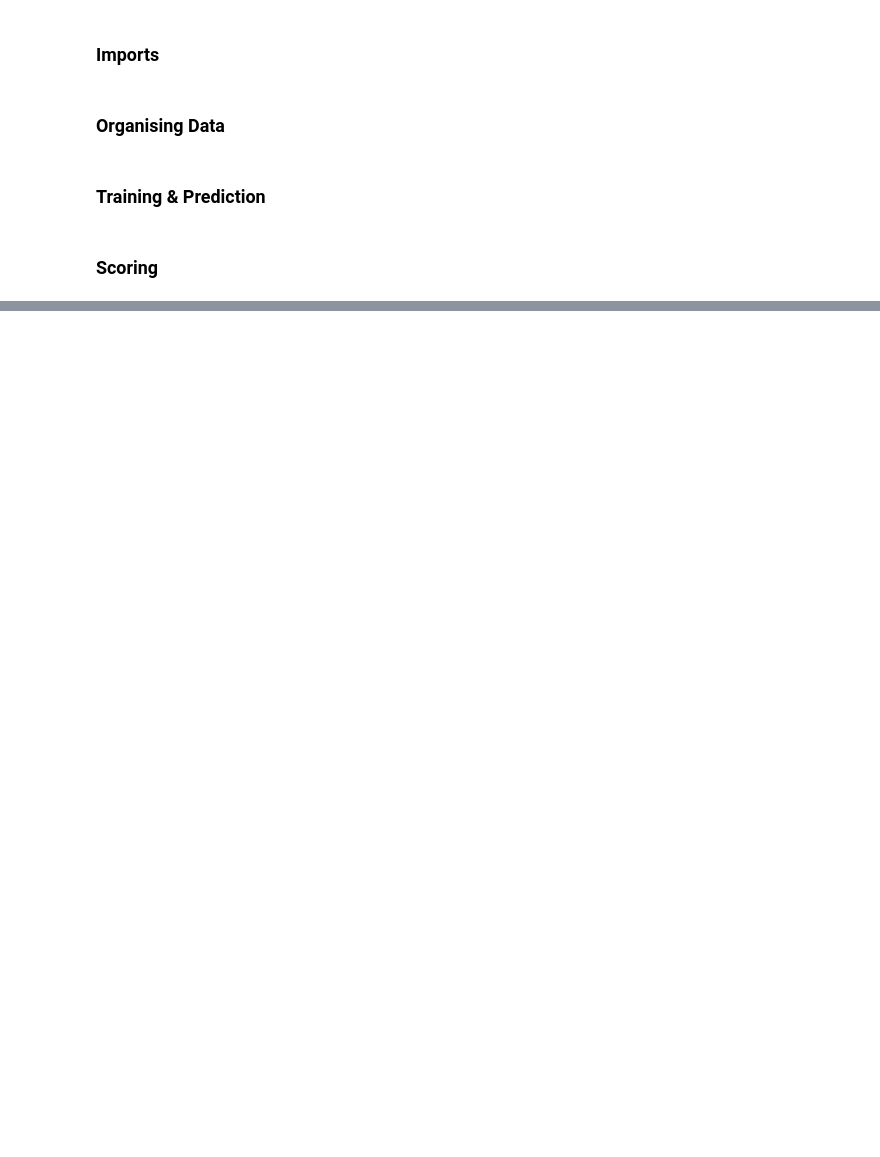
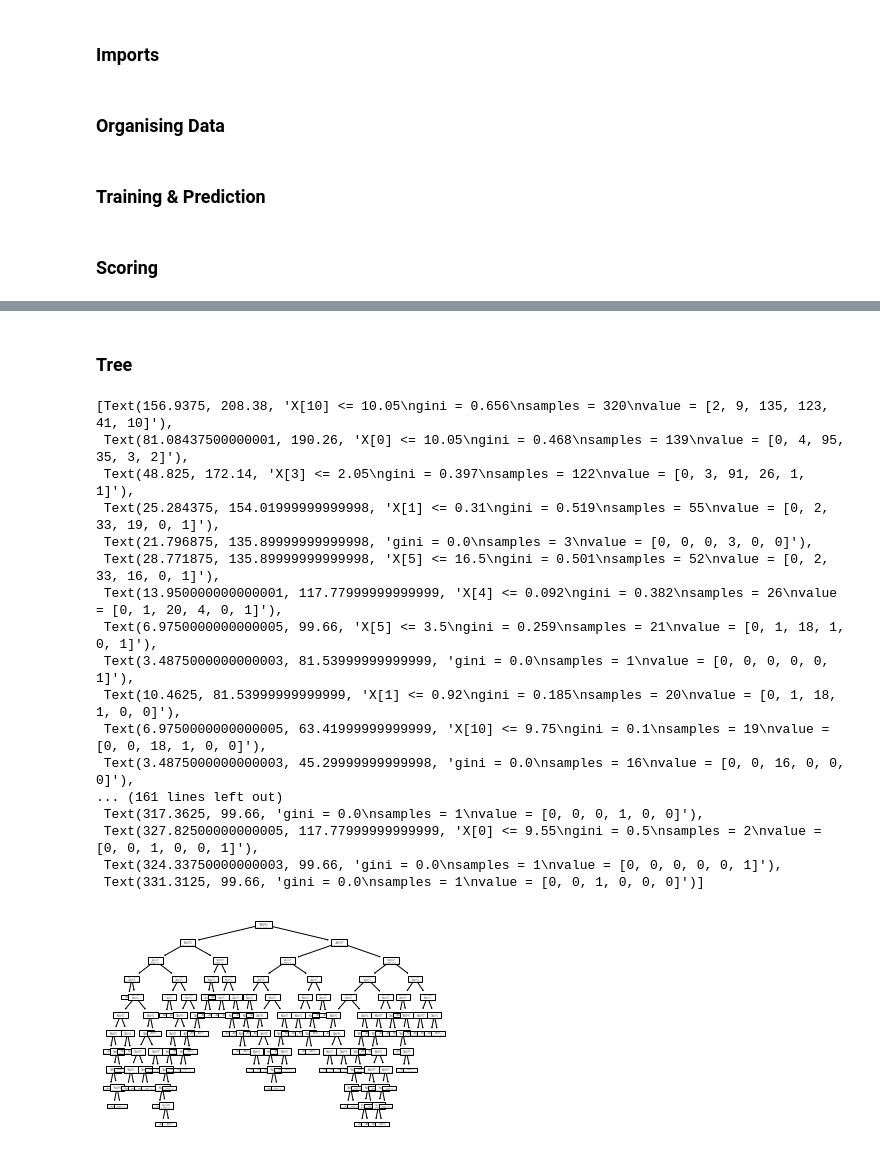
Before and after one commit to OctavioLomeli/High-School, a Jupyter notebook: Machine-Learning/Decision-Trees/wine_dt.ipynb, the cells around one changed output, grey strips where cells are left out. Drawn from its saved outputs; the diff is of its cells as text; code cells hidden in the pictures; blank space fills up the shorter version.

```diff
--- a/Machine-Learning/Decision-Trees/wine_dt.ipynb
+++ b/Machine-Learning/Decision-Trees/wine_dt.ipynb
@@ -55 +56,24 @@ Actual Values
 Score: 1.0
+# %% [markdown]
+### Tree
+# %%
+plot_tree(model)
+# %% [output]
+[Text(156.9375, 208.38, 'X[10] <= 10.05\ngini = 0.656\nsamples = 320\nvalue = [2, 9, 135, 123, 41, 10]'),
+ Text(81.08437500000001, 190.26, 'X[0] <= 10.05\ngini = 0.468\nsamples = 139\nvalue = [0, 4, 95, 35, 3, 2]'),
+ Text(48.825, 172.14, 'X[3] <= 2.05\ngini = 0.397\nsamples = 122\nvalue = [0, 3, 91, 26, 1, 1]'),
+ Text(25.284375, 154.01999999999998, 'X[1] <= 0.31\ngini = 0.519\nsamples = 55\nvalue = [0, 2, 33, 19, 0, 1]'),
+ Text(21.796875, 135.89999999999998, 'gini = 0.0\nsamples = 3\nvalue = [0, 0, 0, 3, 0, 0]'),
+ Text(28.771875, 135.89999999999998, 'X[5] <= 16.5\ngini = 0.501\nsamples = 52\nvalue = [0, 2, 33, 16, 0, 1]'),
+ Text(13.950000000000001, 117.77999999999999, 'X[4] <= 0.092\ngini = 0.382\nsamples = 26\nvalue = [0, 1, 20, 4, 0, 1]'),
+ Text(6.9750000000000005, 99.66, 'X[5] <= 3.5\ngini = 0.259\nsamples = 21\nvalue = [0, 1, 18, 1, 0, 1]'),
+ Text(3.4875000000000003, 81.53999999999999, 'gini = 0.0\nsamples = 1\nvalue = [0, 0, 0, 0, 0, 1]'),
+ Text(10.4625, 81.53999999999999, 'X[1] <= 0.92\ngini = 0.185\nsamples = 20\nvalue = [0, 1, 18, 1, 0, 0]'),
+ Text(6.9750000000000005, 63.41999999999999, 'X[10] <= 9.75\ngini = 0.1\nsamples = 19\nvalue = [0, 0, 18, 1, 0, 0]'),
+ Text(3.4875000000000003, 45.29999999999998, 'gini = 0.0\nsamples = 16\nvalue = [0, 0, 16, 0, 0, 0]'),
+... (161 lines left out)
+ Text(317.3625, 99.66, 'gini = 0.0\nsamples = 1\nvalue = [0, 0, 0, 1, 0, 0]'),
+ Text(327.82500000000005, 117.77999999999999, 'X[0] <= 9.55\ngini = 0.5\nsamples = 2\nvalue = [0, 0, 1, 0, 0, 1]'),
+ Text(324.33750000000003, 99.66, 'gini = 0.0\nsamples = 1\nvalue = [0, 0, 0, 0, 0, 1]'),
+ Text(331.3125, 99.66, 'gini = 0.0\nsamples = 1\nvalue = [0, 0, 1, 0, 0, 0]')]
+[figure, added]
```
Also changed, not shown: parts of 2 cells of this notebook.
